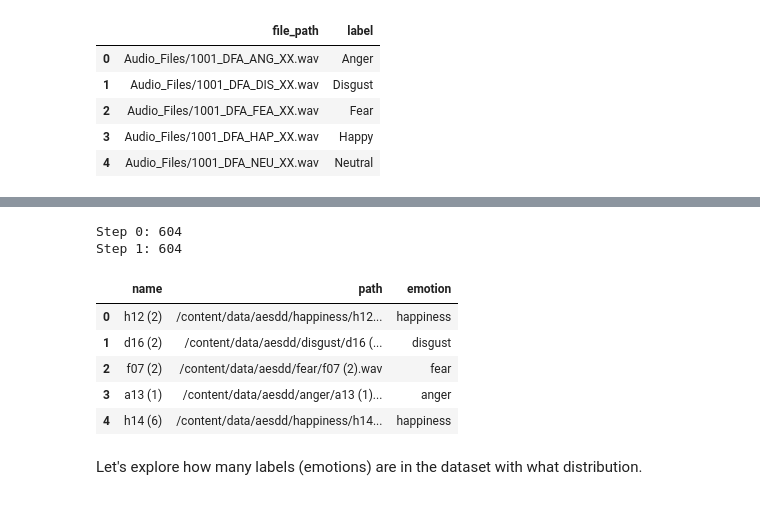
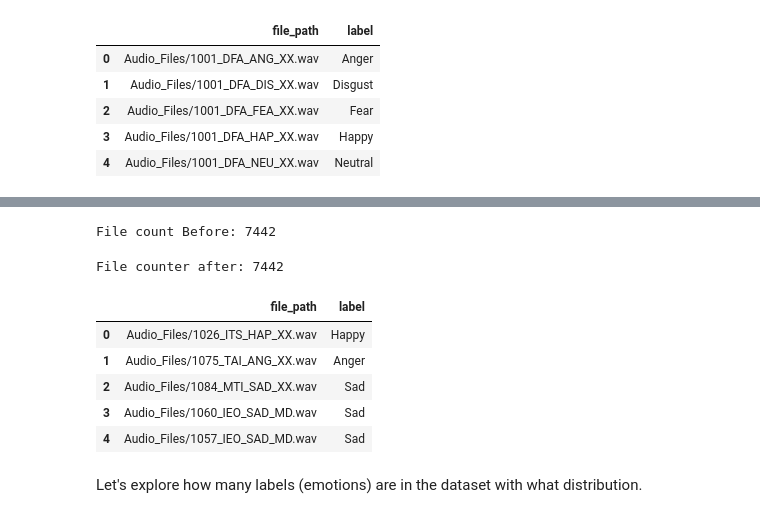
Before and after one commit to yuvraaj2002/VocalEmotion-AI, a Jupyter notebook: Main.ipynb, the cells around one changed output, grey strips where cells are left out. Drawn from its saved outputs; the diff is of its cells as text; code cells hidden in the pictures.

```diff
--- a/Main.ipynb
+++ b/Main.ipynb
@@ -166,24 +162,36 @@ df.head()
-# %%
-# Filter broken and non-existed paths
-
-print(f"Step 0: {len(df)}")
-
-df["status"] = df["path"].apply(lambda path: True if os.path.exists(path) else None)
-df = df.dropna(subset=["path"])
-df = df.drop("status", 1)
-print(f"Step 1: {len(df)}")
-
-df = df.sample(frac=1)
-df = df.reset_index(drop=True)
-df.head()
-# %% [output]
-Step 0: 604
-Step 1: 604
-|  | name | path | emotion |
-| 0 | h12 (2) | /content/data/aesdd/happiness/h12... | happiness |
-| 1 | d16 (2) | /content/data/aesdd/disgust/d16 (... | disgust |
-| 2 | f07 (2) | /content/data/aesdd/fear/f07 (2).wav | fear |
-| 3 | a13 (1) | /content/data/aesdd/anger/a13 (1)... | anger |
-| 4 | h14 (6) | /content/data/aesdd/happiness/h14... | happiness |
+# %%
+print(f"File count Before: {len(df)}")
+
+# Add a 'status' column to check if the file path exists
+df["status"] = df["file_path"].apply(lambda path: True if os.path.exists(path) else None)
+
+# Drop rows where 'status' is None, indicating non-existent paths
+df = df.dropna(subset=["file_path"])
+
+# Remove the 'status' column as it's no longer needed
+df = df.drop("status", axis=1)
+
+# Print the file count after filtering out non-existent paths
+print(f"File counter after: {len(df)}")
+# %% [output]
+File count Before: 7442
+File counter after: 7442
+# %%
+# Shuffle the dataframe to randomize the order
+df = df.sample(frac=1)
+
+# Reset the index after shuffling to maintain a continuous index
+df = df.reset_index(drop=True)
+
+# Display the first 5 rows of the shuffled dataframe
+df.drop(['emotion'],axis=1,inplace=True)
+df.head(5)
+# %% [output]
+|  | file_path | label |
+| 0 | Audio_Files/1026_ITS_HAP_XX.wav | Happy |
+| 1 | Audio_Files/1075_TAI_ANG_XX.wav | Anger |
+| 2 | Audio_Files/1084_MTI_SAD_XX.wav | Sad |
+| 3 | Audio_Files/1060_IEO_SAD_MD.wav | Sad |
+| 4 | Audio_Files/1057_IEO_SAD_MD.wav | Sad |
 # %% [markdown]
 Let's explore how many labels (emotions) are in the dataset with what distribution.
```
Also changed, not shown: parts of 10 cells of this notebook.
